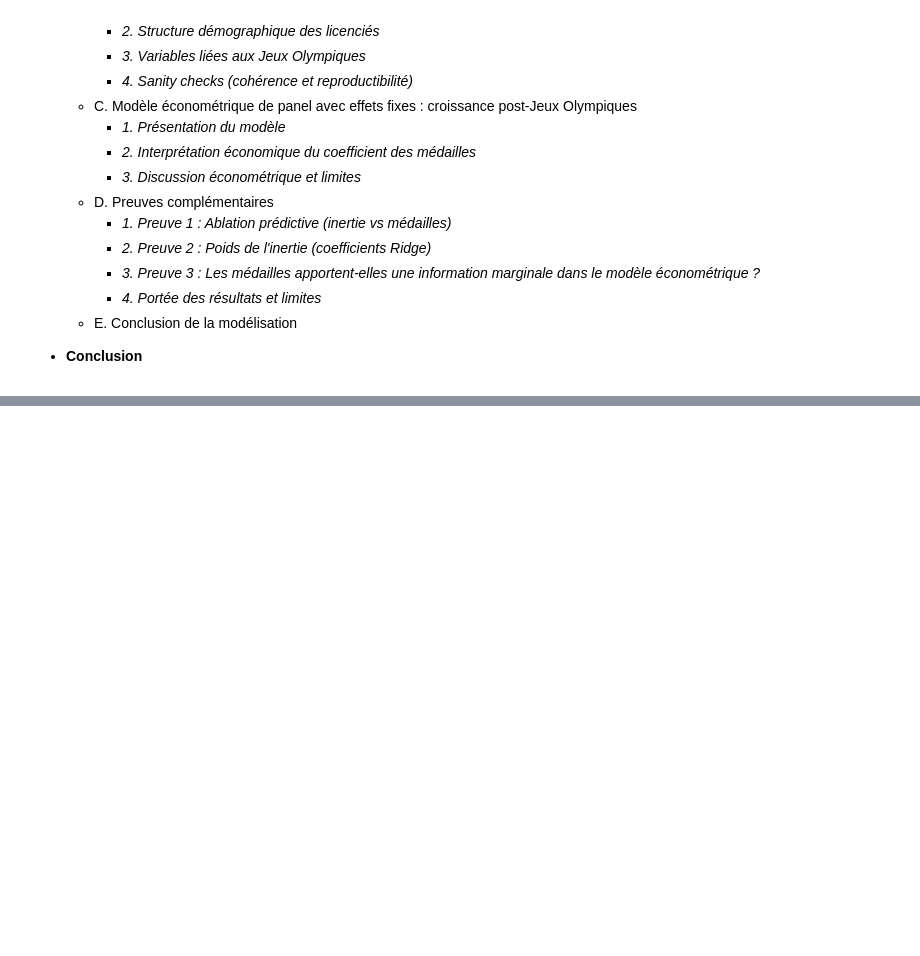
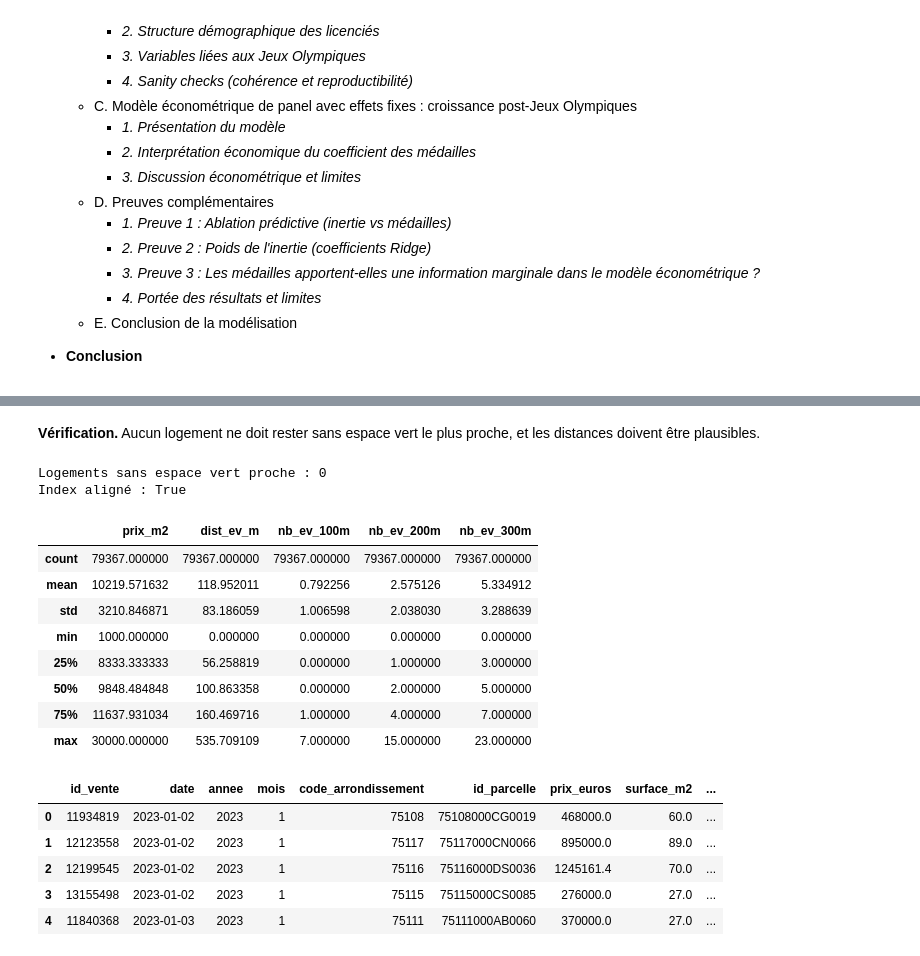
Before and after one commit to clothildemigaud/Projet-python-2A-, a Jupyter notebook: main.ipynb, the cells around one changed output, grey strips where cells are left out. Drawn from its saved outputs; the diff is of its cells as text; code cells hidden in the pictures; blank space fills up the shorter version.

```diff
--- a/main.ipynb
+++ b/main.ipynb
@@ -53,0 +506,38 @@ rédiger l'intro
+# %%
+RAYONS = [100, 200, 300]
+
+ev_g = gdf_ev[["id_ev", "Nom de l'espace vert", "Surface calculée", "geometry"]].copy()
+ev_g["nom"] = ev_g["Nom de l'espace vert"].fillna("Sans nom")
+
+# 1. tous les couples (logement, espace vert) à moins du plus grand rayon
+zone = gdf_dvf[["geometry"]].copy()
+zone["geometry"] = zone.geometry.buffer(max(RAYONS))
+paires = gpd.sjoin(zone, ev_g, how="inner", predicate="intersects")
+
+# 2. distance exacte de chaque couple (jusqu'au point le plus proche du contour)
+paires["dist_m"] = gdf_dvf.geometry.loc[paires.index].distance(
+    ev_g.geometry.loc[paires["index_right"]], align=False
+)
+
+# 3. une colonne par rayon : dictionnaire {nom: {"dist_m", "surface_m2"}} et nombre d'espaces verts
+for r in RAYONS:
+    p = paires[paires["dist_m"] <= r]
+
+    # un parc découpé en plusieurs polygones = une seule entrée (distance minimale)
+    d = (p.groupby([p.index, "nom"])
+           .agg(dist=("dist_m", "min"), surface=("Surface calculée", "max"))
+           .reset_index())
+    d.columns = ["idx", "nom", "dist", "surface"]
+    d = d.sort_values(["idx", "dist"])
+
+    dicts = {}
+    for idx, nom, dist, surf in zip(d["idx"], d["nom"], d["dist"], d["surface"]):
+        dicts.setdefault(idx, {})[nom] = {
+            "dist_m": int(round(dist)),
+            "surface_m2": None if pd.isna(surf) else int(round(surf)),
+        }
+
+    dvf_plus[f"ev_{r}m"] = [dicts.get(i, {}) for i in dvf_plus.index]
+    dvf_plus[f"nb_ev_{r}m"] = dvf_plus[f"ev_{r}m"].apply(len)
+
+dvf_plus[[f"nb_ev_{r}m" for r in RAYONS]].describe()
@@ -53,0 +554,25 @@ rédiger l'intro
+# %% [markdown]
+**Vérification.** Aucun logement ne doit rester sans espace vert le plus proche, et les distances doivent être plausibles.
+# %%
+print("Logements sans espace vert proche :", dvf_plus["dist_ev_m"].isna().sum())
+print("Index aligné :", dvf_plus.index.equals(ev_proche.index))
+display(dvf_plus[["prix_m2", "dist_ev_m", "nb_ev_100m", "nb_ev_200m", "nb_ev_300m"]].describe())
+dvf_plus.head()
+# %% [output]
+Logements sans espace vert proche : 0
+Index aligné : True
+|  | prix_m2 | dist_ev_m | nb_ev_100m | nb_ev_200m | nb_ev_300m |
+| count | 79367.000000 | 79367.000000 | 79367.000000 | 79367.000000 | 79367.000000 |
+| mean | 10219.571632 | 118.952011 | 0.792256 | 2.575126 | 5.334912 |
+| std | 3210.846871 | 83.186059 | 1.006598 | 2.038030 | 3.288639 |
+| min | 1000.000000 | 0.000000 | 0.000000 | 0.000000 | 0.000000 |
+| 25% | 8333.333333 | 56.258819 | 0.000000 | 1.000000 | 3.000000 |
+| 50% | 9848.484848 | 100.863358 | 0.000000 | 2.000000 | 5.000000 |
+| 75% | 11637.931034 | 160.469716 | 1.000000 | 4.000000 | 7.000000 |
+| max | 30000.000000 | 535.709109 | 7.000000 | 15.000000 | 23.000000 |
+|  | id_vente | date | annee | mois | code_arrondissement | id_parcelle | prix_euros | surface_m2 | ... |
+| 0 | 11934819 | 2023-01-02 | 2023 | 1 | 75108 | 75108000CG0019 | 468000.0 | 60.0 | ... |
+| 1 | 12123558 | 2023-01-02 | 2023 | 1 | 75117 | 75117000CN0066 | 895000.0 | 89.0 | ... |
+| 2 | 12199545 | 2023-01-02 | 2023 | 1 | 75116 | 75116000DS0036 | 1245161.4 | 70.0 | ... |
+| 3 | 13155498 | 2023-01-02 | 2023 | 1 | 75115 | 75115000CS0085 | 276000.0 | 27.0 | ... |
+| 4 | 11840368 | 2023-01-03 | 2023 | 1 | 75111 | 75111000AB0060 | 370000.0 | 27.0 | ... |
```
Also changed, not shown: parts of 37 cells of this notebook, 3 other files.
